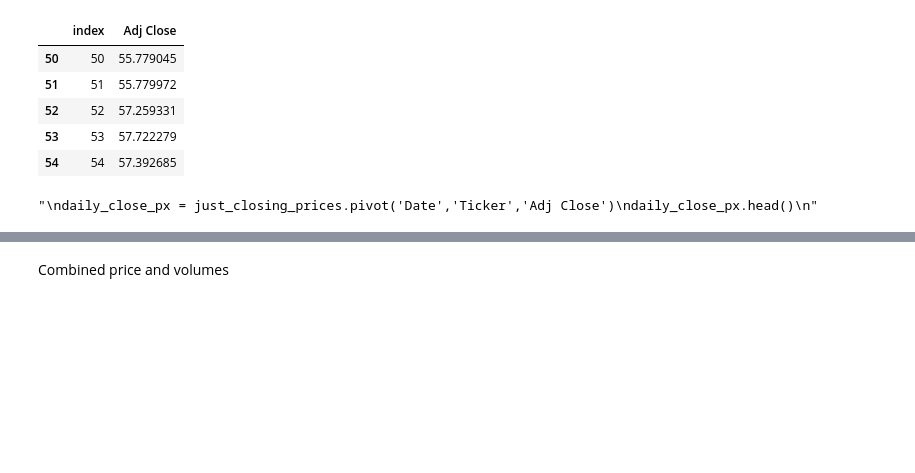
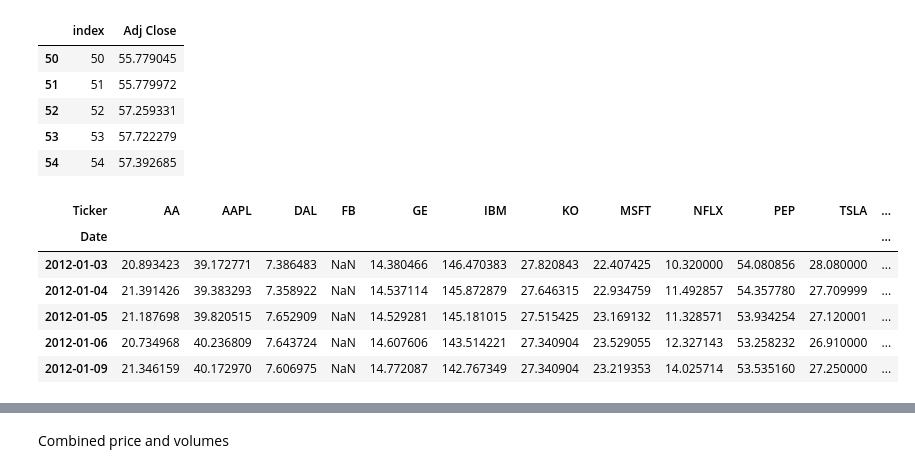
Before and after one commit to nassersaazi/ml_models, a Jupyter notebook: pandas_finance.ipynb, the cells around one changed output, grey strips where cells are left out. Saved outputs shown, nothing was run; the diff lists cells and outputs as text; code cells hidden in the pictures; blank space fills up the shorter version.

```diff
--- a/pandas_finance.ipynb
+++ b/pandas_finance.ipynb
@@ -106,12 +97,17 @@ just_closing_prices[50:55]
 | 53 | 53 | 57.722279 |
 | 54 | 54 | 57.392685 |
 # %%
-'''
-daily_close_px = just_closing_prices.pivot('Date','Ticker','Adj Close')
+
+daily_close_px = x.pivot('Date','Ticker','Adj Close')
 daily_close_px.head()
-'''
 # %% [output]
-"\ndaily_close_px = just_closing_prices.pivot('Date','Ticker','Adj Close')\ndaily_close_px.head()\n"
+| Ticker | AA | AAPL | DAL | FB | GE | IBM | KO | MSFT | NFLX | PEP | TSLA | ... |
+| Date |  |  |  |  |  |  |  |  |  |  |  | ... |
+| 2012-01-03 | 20.893423 | 39.172771 | 7.386483 | NaN | 14.380466 | 146.470383 | 27.820843 | 22.407425 | 10.320000 | 54.080856 | 28.080000 | ... |
+| 2012-01-04 | 21.391426 | 39.383293 | 7.358922 | NaN | 14.537114 | 145.872879 | 27.646315 | 22.934759 | 11.492857 | 54.357780 | 27.709999 | ... |
+| 2012-01-05 | 21.187698 | 39.820515 | 7.652909 | NaN | 14.529281 | 145.181015 | 27.515425 | 23.169132 | 11.328571 | 53.934254 | 27.120001 | ... |
+| 2012-01-06 | 20.734968 | 40.236809 | 7.643724 | NaN | 14.607606 | 143.514221 | 27.340904 | 23.529055 | 12.327143 | 53.258232 | 26.910000 | ... |
+| 2012-01-09 | 21.346159 | 40.172970 | 7.606975 | NaN | 14.772087 | 142.767349 | 27.340904 | 23.219353 | 14.025714 | 53.535160 | 27.250000 | ... |
 # %%
 daily_close_px['AAPL'].plot(figsize=(12,8))
 plt.show()
```
Also changed, not shown: parts of 8 cells of this notebook, 1 other file.
